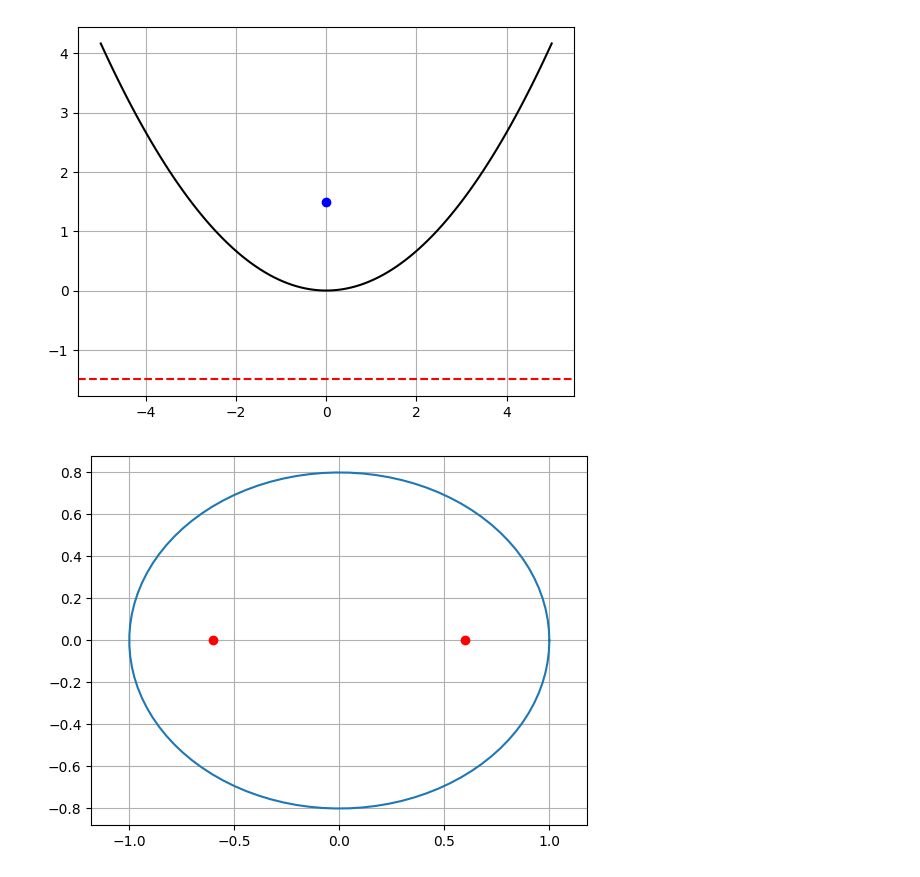
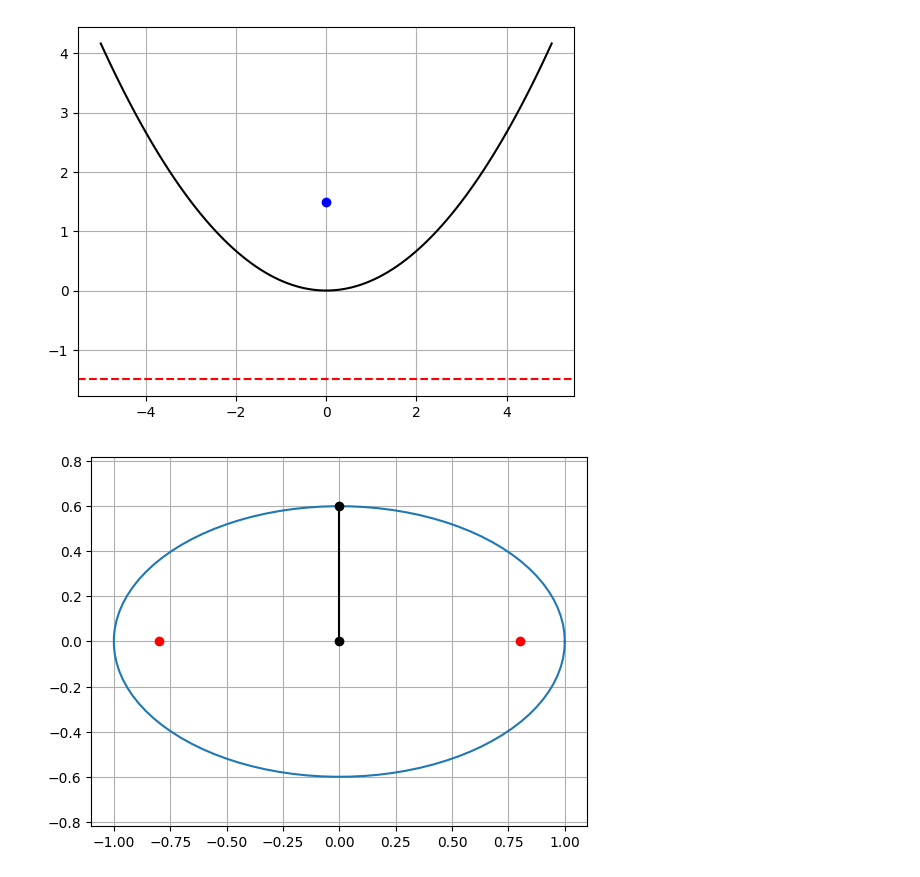
Before and after one commit to asegura4488/MecanicaClasica, a Jupyter notebook: Elipse.ipynb, the cells around one changed output. Drawn from its saved outputs; the diff is of its cells as text; code cells hidden in the pictures.

```diff
--- a/Elipse.ipynb
+++ b/Elipse.ipynb
@@ -26,13 +28,17 @@ def Elipse(a = 5, e=0.6):
   foco1=(+c,0)
   foco2=(-c,0)
 
+  semilatus = a * np.sqrt(1 - e**2)
+
   plt.plot(x,y)
   plt.plot(foco1[0],foco1[1], 'ro')
   plt.plot(foco2[0],foco2[1], 'ro')
+  plt.plot([0,0],[0,semilatus], '-o',color='k')
+  #plt.plot([0,-semilatus],[0,0], '-o',color='k')
   plt.axis('equal')
   plt.grid()
   plt.show()
 # %%
-Elipse(a=1,e=0.6)
+Elipse(a=1,e=0.8)
 # %% [output]
-[figure, old version]
+[figure, new version]
```
Also changed, not shown: parts of 1 cell of this notebook.
